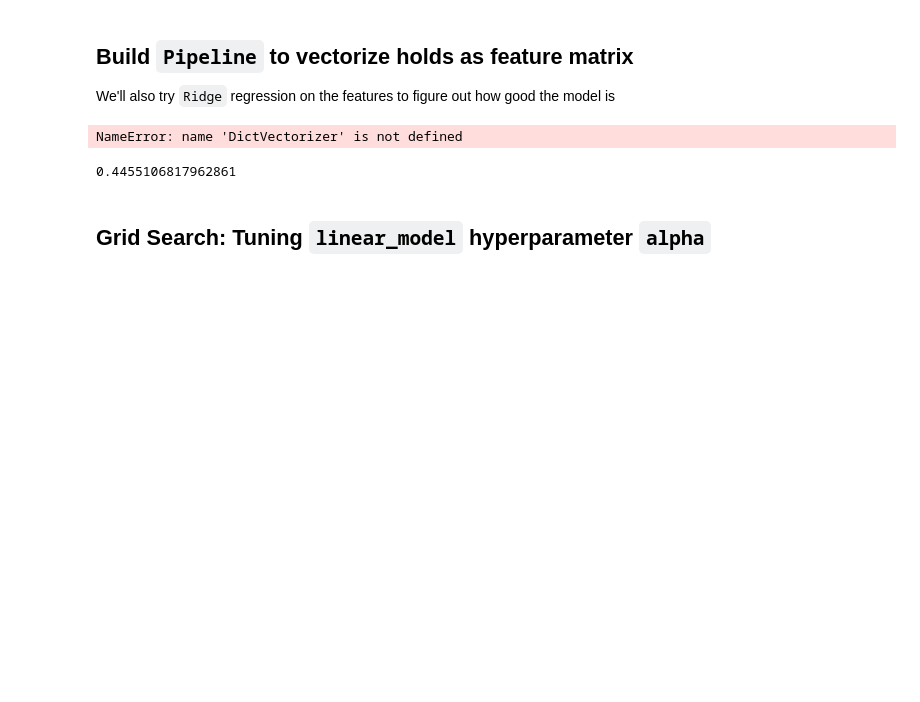
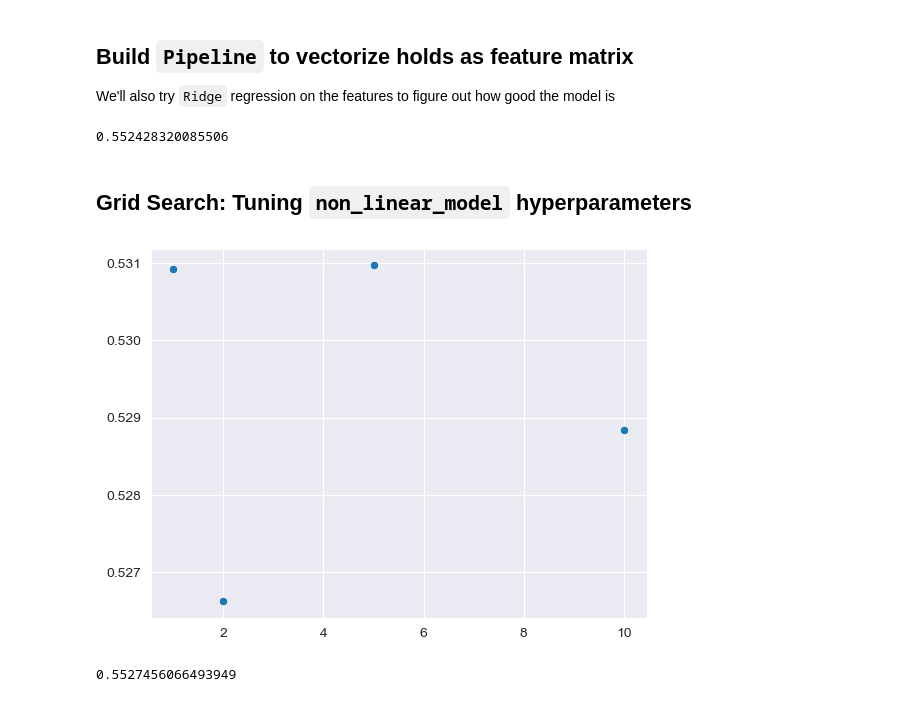
Before and after one commit to shakani/routegrader, a Jupyter notebook: nonlinear_model/nonlinearmodel.ipynb, the cells around one changed output. Saved outputs shown, nothing was run; the diff lists cells and outputs as text; code cells hidden in the pictures; blank space fills up the shorter version.

Commit message:
Tuning hyperparameters

```diff
--- a/nonlinear_model/nonlinearmodel.ipynb
+++ b/nonlinear_model/nonlinearmodel.ipynb
@@ -112,21 +150,32 @@ label_pipeline = Pipeline([
     ('scaler', StandardScaler())
 ])
 
-linear_model = Pipeline([
+non_linear_model = Pipeline([
     ('encoder', DictEncoder()),
     ('vectorizer', DictVectorizer()),
-    ('model', Ridge(alpha=4))
+    ('model', CustomRegression(alpha=4, n_estimators=100, min_samples_leaf=2))
 ])
-# %% [output]
-NameError: name 'DictVectorizer' is not defined
-# %%
-from sklearn.metrics import mean_squared_error
-
-y = label_pipeline.fit_transform(df)
-linear_model.fit(df, y)
-preds = linear_model.predict(df)
-mean_squared_error(y, preds)
-# %% [output]
-0.4455106817962861
+# %%
+X, y = df, label_pipeline.fit_transform(df)
+X_train, X_test, y_train, y_test = train_test_split(X, y)
+non_linear_model.fit(X_train, y_train)
+non_linear_model.score(X_test, y_test)
+# %% [output]
+0.552428320085506
 # %% [markdown]
-## Grid Search: Tuning `linear_model` hyperparameter `alpha`
+## Grid Search: Tuning `non_linear_model` hyperparameters
+# %%
+from sklearn.model_selection import GridSearchCV
+from sklearn.model_selection import train_test_split
+
+df_40 = df.query("angle == 40")
+df_40 = df_40.sample(frac=1)
+
+param_grid = {'model__alpha' : [4],
+              'model__n_estimators' : [10],
+              'model__min_samples_leaf': [2]}
+
+search = GridSearchCV(non_linear_model, param_grid, cv=5)
+search.fit(df_40, label_pipeline.fit_transform(df_40))
+print("Best parameter (CV score=%0.3f):" % search.best_score_)
+print(search.best_params_)
@@ -132,0 +184,30 @@ mean_squared_error(y, preds)
+# %%
+def plot_cv_results(gridsearch):
+    params = [x['model__min_samples_leaf'] for x in gridsearch.cv_results_['params']]
+    sns.scatterplot(x=params, y=gridsearch.cv_results_['mean_test_score'])
+
+plot_cv_results(search)
+# %% [output]
+[figure, added]
+# %%
+from sklearn.linear_model import Ridge
+from sklearn.ensemble import RandomForestRegressor
+from sklearn.model_selection import train_test_split
+from sklearn.metrics import mean_absolute_error
+
+custom_model = Pipeline([
+    ('encoder', DictEncoder()),
+    ('vectorizer', DictVectorizer()),
+    ('model', CustomRegression(alpha=4, n_estimators=100, min_samples_leaf=5))
+])
+
+df_40 = df.query("angle == 40") # only use angle 40 since we mostly have those
+X = df_40.sample(frac=1) # shuffle the data
+y = label_pipeline.fit_transform(X) # map
+
+X_train, X_test, y_train, y_test = train_test_split(X, y)
+
+custom_model.fit(X_train, y_train)
+custom_model.score(X_test, y_test)
+# %% [output]
+0.5527456066493949
```
Also changed, not shown: parts of 7 cells of this notebook.
